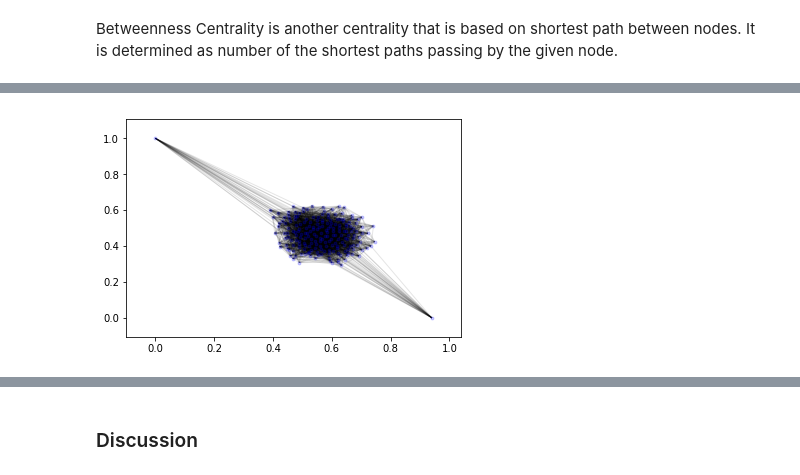
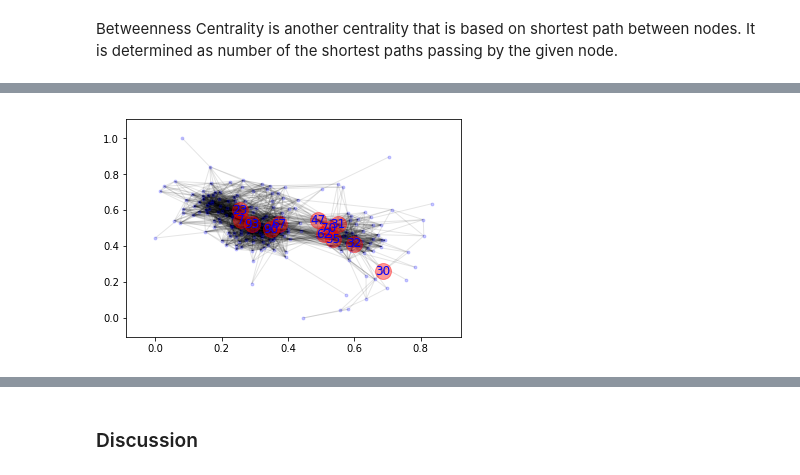
Before and after one commit to mertozer94/Network_Analysis_of_Jazz_Musicians, a Jupyter notebook: Network analysis of jazz musicians.ipynb, the cells around one changed output, grey strips where cells are left out. Saved outputs shown, nothing was run; the diff lists cells and outputs as text; code cells hidden in the pictures.

```diff
--- a/Network analysis of jazz musicians.ipynb
+++ b/Network analysis of jazz musicians.ipynb
@@ -367,30 +385,35 @@ random_egde_between_cent = nx.edge_betweenness_centrality(random_G)
 # %%
 random_between_cent = nx.betweenness_centrality(random_G)
 # %%
-def most_important(G):
+# this function returns a copy of G for the most important nodes for given function and
+# for given int that specifies how many times it will be bigger than the average of it
+def most_important(G, lookFor, xTimes):
  """ returns a copy of G with
      the most important nodes
-     according to the pagerank """
- ranking = nx.betweenness_centrality(G).items()
+     according to the pagerank or betweenness_centrality"""
+ if lookFor == "betweenness_centrality":
+     ranking = nx.betweenness_centrality(G).items()
+ elif lookFor == "pagerank":
+    ranking = nx.pagerank(G).items()
+
  r = [x[1] for x in ranking]
- m = sum(r)/len(r) # mean centrality
- t = m*3 # threshold, we keep only the nodes with 3 times the mean
+ m = sum(r)/len(r) # mean
+ t = m*xTimes # threshold, we keep only the nodes with 3 times the mean
  Gt = G.copy()
  for k, v in ranking:
   if v < t:
    Gt.remove_node(k)
  return Gt
 
-def drawBetweenness(G):
-    Gt = most_important(G) # trimming
+def drawBetweennessOrPageRank(G, lookFor, xTimes):
+    Gt = most_important(G, lookFor, xTimes) # trimming
     # create the layout
     pos = nx.spring_layout(G)
     # draw the nodes and the edges (all)
-    nx.draw_networkx_nodes(G,pos,node_color='b',alpha=0.2,node_size=8)
-    nx.draw_networkx_edges(G,pos,alpha=0.1)
+    nx.draw_networkx_nodes(G, pos, node_color='b', alpha=0.2, node_size=8)
+    nx.draw_networkx_edges(G, pos,alpha=0.1)
 
     # draw the most important nodes with a different style
-    nx.draw_networkx_nodes(Gt,pos,node_color='r',alpha=0.4,node_size=254)
+    nx.draw_networkx_nodes(Gt, pos,node_color='r',alpha=0.4, node_size=254)
     # also the labels this time
-    nx.draw_networkx_labels(Gt,pos,font_size=12,font_color='b')
-    plt.show()
+    nx.draw_networkx_labels(Gt,pos, font_size=12, font_color='b')
@@ -401,4 +420,4 @@ drawBetweenness(G)
-# %%
-drawBetweenness(random_G)
-# %% [output]
-[figure, removed]
+# %%
+drawBetweennessOrPageRank(G, "betweenness_centrality", 3)
+# %% [output]
+[figure, added]
```
Also changed, not shown: parts of 39 cells of this notebook.
